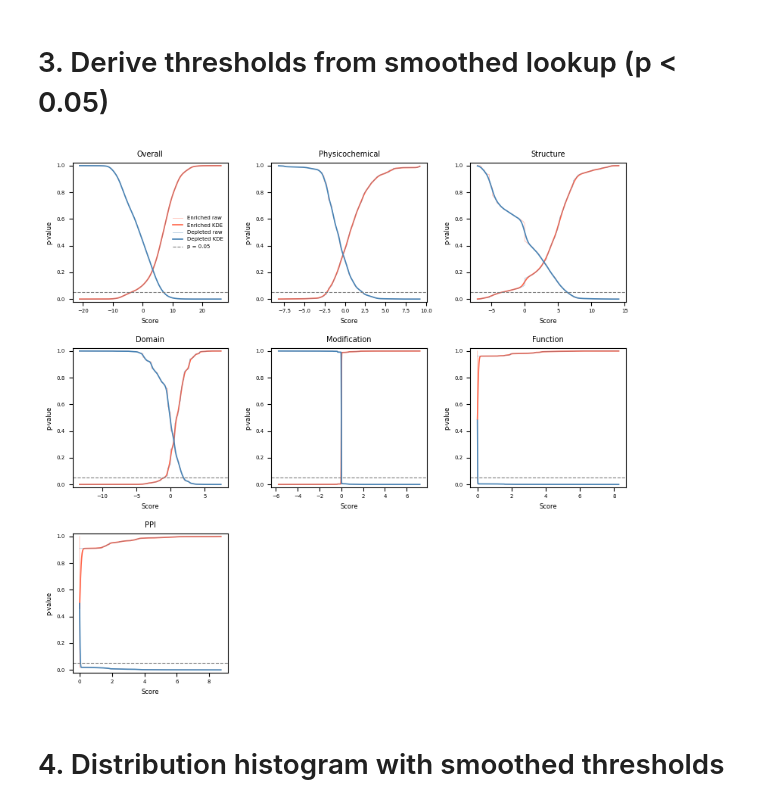
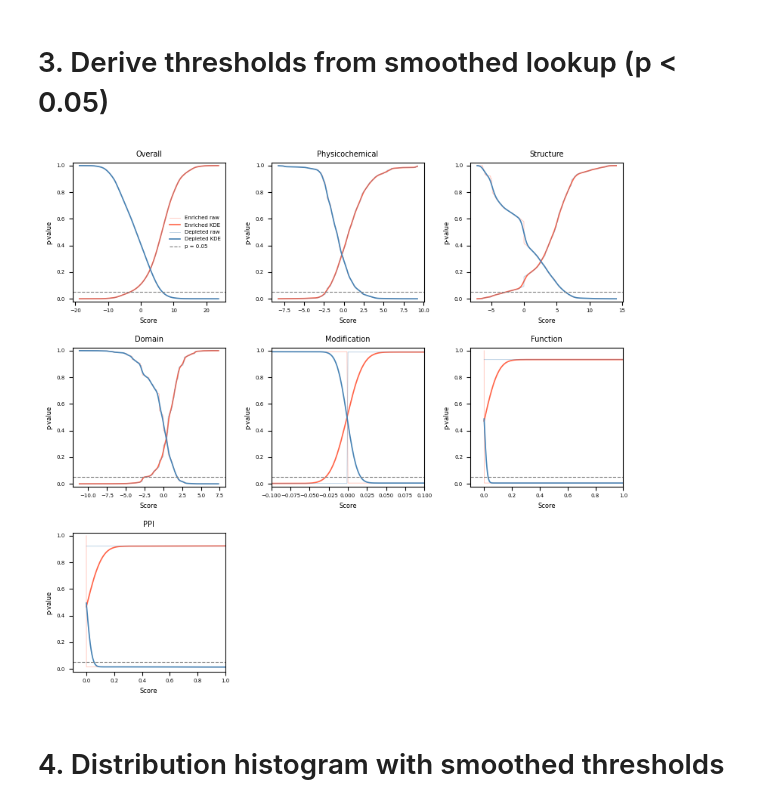
Before and after one commit to broadinstitute/missense-pfes, a Jupyter notebook: notebooks/PFES_empirical_stats.ipynb, the cells around one changed output. Saved outputs shown, nothing was run; the diff lists cells and outputs as text; code cells hidden in the pictures.

```diff
--- a/notebooks/PFES_empirical_stats.ipynb
+++ b/notebooks/PFES_empirical_stats.ipynb
@@ -9,8 +9,8 @@ import matplotlib.pyplot as plt
 import matplotlib.ticker as mticker
 from scipy import stats
 
-case = pd.read_csv('../results/case_pfes.tsv', delimiter='\t')
-control = pd.read_csv('../results/control_pfes.tsv', delimiter='\t')
+case = pd.read_csv('../data/case_pfes.tsv', delimiter='\t')
+control = pd.read_csv('../data/control_pfes.tsv', delimiter='\t')
 
 # case.replace(0, np.nan, inplace=True)
 # control.replace(0, np.nan, inplace=True)
@@ -19,9 +19,8 @@ home_dir = '..'
 
 SCORE_COLS     = ['PFES', 'PFES_Physicochemical', 'PFES_Structure',
                   'PFES_Domain', 'PFES_Modification', 'PFES_Function', 'PFES_PPI']
-PRESENCE_BASED = {}#'PFES_Function', 'PFES_PPI'}
 N_STEPS        = 10_000
 
-print(f"Case:    {len(case):,} variants (read from ../results/case_pfes.tsv)")
-print(f"Control: {len(control):,} variants (read from ../results/control_pfes.tsv)")
+print(f"Case:    {len(case):,} variants (read from ../data/case_pfes.tsv)")
+print(f"Control: {len(control):,} variants (read from ../data/control_pfes.tsv)")
 # %% [output]
@@ -30,3 +31,9 @@ Control: 130,832 variants (read from ../results/control_pfes.tsv)
+# %%
+fillna = True
+
+if fillna:
+    case.fillna(0, inplace=True)
+    control.fillna(0, inplace=True)
 # %% [markdown]
 # 2. Build smoothed p-value lookup using KDE
 
@@ -58,11 +65,11 @@ for col in SCORE_COLS:
     c  = case[col].dropna().values
     ct = control[col].dropna().values
 
-    if col in PRESENCE_BASED:
-        records.append({'score_col': col, 'pfes_value': 0.0,
-                        'p_case': np.nan, 'p_control': np.nan,
-                        'presence_based': True})
-        continue
+    # if col in PRESENCE_BASED:
+    #     records.append({'score_col': col, 'pfes_value': 0.0,
+    #                     'p_case': np.nan, 'p_control': np.nan,
+    #                     'presence_based': True})
+    #     continue
 
     lo   = min(c.min(), ct.min())
     hi   = max(c.max(), ct.max())
@@ -74,8 +81,7 @@ for col in SCORE_COLS:
     for v, p_case, p_control in zip(vals, cdf_case, 1 - cdf_ctrl):
         records.append({'score_col': col, 'pfes_value': round(v, 6),
                         'p_case': round(float(p_case), 6),
-                        'p_control': round(float(p_control), 6),
-                        'presence_based': False})
+                        'p_control': round(float(p_control), 6)})
 
 lookup = pd.DataFrame(records)
 lookup.to_csv(f'{home_dir}/results/pfes_pvalue_lookup.tsv', sep='\t', index=False)
@@ -85,11 +91,12 @@ Saved 70,000 rows to ../results/pfes_pvalue_lookup.tsv
 # %% [markdown]
 # 3. Derive thresholds from smoothed lookup (p < 0.05)
 # %%
+
 thresholds = {}
 for col in SCORE_COLS:
-    if col in PRESENCE_BASED:
-        thresholds[col] = {'enriched': 0.0, 'depleted': np.nan}
-        continue
+    # if col in PRESENCE_BASED:
+    #     thresholds[col] = {'enriched': 0.0, 'depleted': np.nan}
+    #     continue
     sub = lookup[lookup['score_col'] == col]
     enr = sub[sub['p_control'] < 0.05]['pfes_value']
     dep = sub[sub['p_case'] < 0.05]['pfes_value']
@@ -101,7 +108,7 @@ for col in SCORE_COLS:
 thresh_df = pd.DataFrame(thresholds).T
 thresh_df.index.name = 'score_col'
 
-pcols = [c for c in SCORE_COLS if c not in PRESENCE_BASED]
+pcols = [c for c in SCORE_COLS]# if c not in PRESENCE_BASED]
 ncols = 3
 nrows = int(np.ceil(len(pcols) / ncols))
 
@@ -118,33 +125,37 @@ for ax, col in zip(axes, pcols):
     lo   = min(c.min(), ct.min())
     hi   = max(c.max(), ct.max())
     vals = np.linspace(lo, hi, N_STEPS)
 
     # Raw empirical
     p_enr_raw = np.array([np.mean(ct >= v) for v in vals])
     p_dep_raw = np.array([np.mean(c  <= v) for v in vals])
 
     # KDE-smoothed (from lookup)
     sub       = lookup[lookup['score_col'] == col].set_index('pfes_value')
     p_enr_kde = np.interp(vals, sub.index, sub['p_case'])
     p_dep_kde = np.interp(vals, sub.index, sub['p_control'])
 
     ax.plot(vals, p_enr_raw, color='tomato',    lw=0.6, alpha=0.4, label='Enriched raw')
     ax.plot(vals, p_enr_kde, color='tomato',    lw=1.2,            label='Enriched KDE')
     ax.plot(vals, p_dep_raw, color='steelblue', lw=0.6, alpha=0.4, label='Depleted raw')
     ax.plot(vals, p_dep_kde, color='steelblue', lw=1.2,            label='Depleted KDE')
     ax.axhline(0.05, color='gray', lw=0.8, ls='--', label='p = 0.05')
 
     label = col.replace('PFES_', '')
     ax.set_title(label if label != 'PFES' else 'Overall', fontsize=7)
     ax.set_xlabel('Score', fontsize=6)
     ax.set_ylabel('p-value', fontsize=6)
     ax.tick_params(labelsize=5)
     ax.set_ylim(-0.02, 1.02)
+    if col == 'PFES_Modification':
+        ax.set_xlim(-0.1, 0.1)
+    elif col == 'PFES_Function' or col == 'PFES_PPI':
+        ax.set_xlim(-0.1, 1)
 
 axes[0].legend(fontsize=5, frameon=False)
 plt.tight_layout()
 plt.show()
 # %% [output]
-[figure, old version]
+[figure, new version]
 # %% [markdown]
 # 4. Distribution histogram with smoothed thresholds
```
Also changed, not shown: parts of 4 cells of this notebook.
